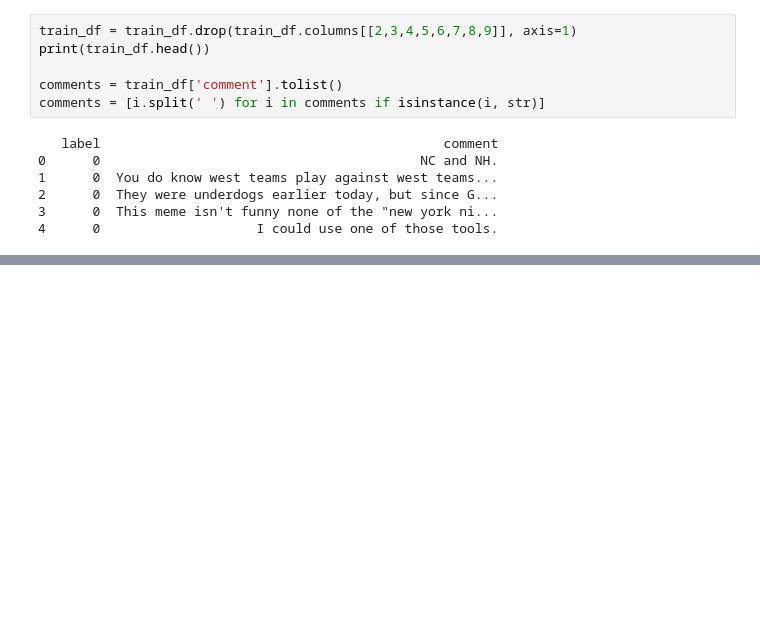
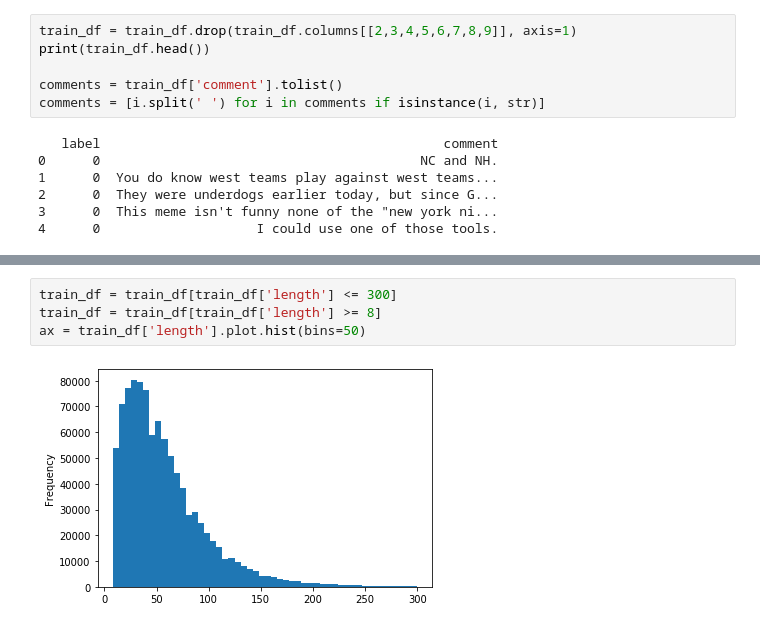
Before and after one commit to succculent/CAIS_Fall2019_FinalProject, a Jupyter notebook: sarcasm.ipynb, the cells around one changed output, grey strips where cells are left out. Saved outputs shown, nothing was run; the diff lists cells and outputs as text; blank space fills up the shorter version.

```diff
--- a/sarcasm.ipynb
+++ b/sarcasm.ipynb
@@ -21,0 +38,6 @@ comments = [i.split(' ') for i in comments if isinstance(i, str)]
+# %%
+train_df = train_df[train_df['length'] <= 300]
+train_df = train_df[train_df['length'] >= 8]
+ax = train_df['length'].plot.hist(bins=50)
+# %% [output]
+[figure, added]
```
Also changed, not shown: parts of 18 cells of this notebook.
